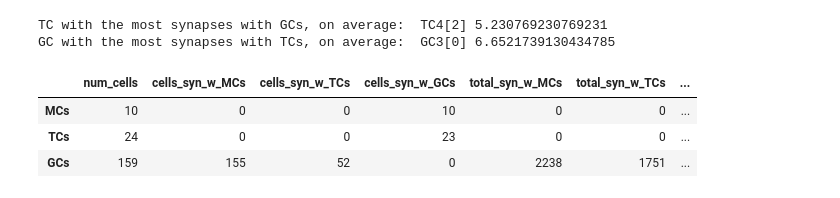
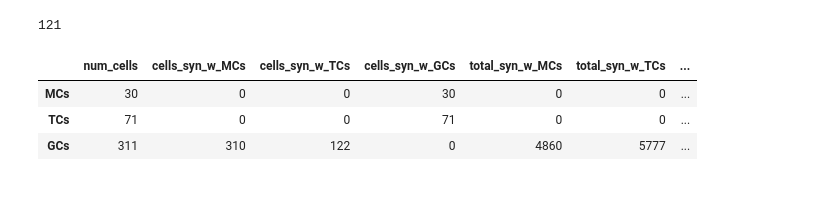
Before and after one commit to ellismith/OlfactoryBulb, a Jupyter notebook: notebooks/parse_synapses.ipynb, the cells around one changed output. Drawn from its saved outputs; the diff is of its cells as text; code cells hidden in the pictures.

```diff
--- a/notebooks/parse_synapses.ipynb
+++ b/notebooks/parse_synapses.ipynb
@@ -352,5 +180,6 @@ GC with the most synapses with MCs, on average:  GC3[266] 6.6
 # %%
-tc_syn_df, gc_sect_to_tc, tc_sect_to_gc, tcs_conn_to_gcs, gcs_conn_to_tcs = get_synapses('GCs__TCs')
-#tc_syn_df1 =tc_syn_df.iloc[:,-11:] # show subset of GCs
-tc_syn_df
+tc_syn_df, gc_sect_to_tc, tc_sect_to_gc, tcs_conn_to_gcs, gcs_conn_to_tcs = get_synapses('GCs__TCs', slices_dir, slice_name)
+pd.set_option('display.max_rows', None)
+tc_syn_df1 =tc_syn_df.iloc[:,-11:] # show subset of GCs
+tc_syn_df1
 # %% [output]
@@ -441,40 +226,16 @@ tc_syn_df_avg
-# %%
-print('TC with the most synapses with GCs, on average: ', tc_syn_df_avg['Row_Avg'].idxmax(), tc_syn_df_avg['Row_Avg'].max())
-print('GC with the most synapses with TCs, on average: ', tc_syn_df_avg.idxmax(axis=1)['Column_Avg'], tc_syn_df_avg.max(axis=1)['Column_Avg'])
-# %% [output]
-TC with the most synapses with GCs, on average:  TC4[2] 5.230769230769231
-GC with the most synapses with TCs, on average:  GC3[0] 6.6521739130434785
 # %%
 gcs_to_mcs = set(gcs_conn_to_mcs)
 gcs_to_tcs = set(gcs_conn_to_tcs)
 gcs_total = gcs_to_mcs.union(gcs_to_tcs)
+len(gcs_total)
+# %% [output]
+121
-# %%
-def get_cell_info(file_name):
-    slices_dir = os.path.join('/home/ellismith/OlfactoryBulb/olfactorybulb/slices')
-
-    radii = []
-    children = []
-    names = []
-
-    # import file into a dictionary
-    with open(f'{slices_dir}/DorsalColumnSlice/{file_name}.json','r') as f:
-        cells = json.load(f)
-
-    for root in cells['roots']:
-        radii_cell = root['radii']
-        radii.append(radii_cell)
-        children_cell = root['children']
-        children.append(children_cell)
-        name = root['name'].split('.')[0]
-        names.append(name)
-
-    return radii, children, names
 # %%
 cell_types = ['MCs', 'TCs', 'GCs']
 
-mc_radii, mc_children, mc_names = get_cell_info('MCs')
-tc_radii, tc_children, tc_names = get_cell_info('TCs')
-gc_radii, gc_children, gc_names = get_cell_info('GCs')
+mc_radii, mc_children, mc_names = get_cell_info('MCs', slices_dir, slice_name)
+tc_radii, tc_children, tc_names = get_cell_info('TCs', slices_dir, slice_name)
+gc_radii, gc_children, gc_names = get_cell_info('GCs', slices_dir, slice_name)
 
 # initialize cell info DataFrame
 cols = 'num_cells', 'cells_syn_w_MCs', 'cells_syn_w_TCs', 'cells_syn_w_GCs', 'total_syn_w_MCs', 'total_syn_w_TCs', 'total_syn_w_GCs'
@@ -482,22 +243,22 @@ cell_df = pd.DataFrame(0, columns = cols, index = cell_types)
 # %%
 cell_df.loc['MCs']['num_cells'] = len(mc_radii)
 cell_df.loc['TCs']['num_cells'] = len(tc_radii)
 cell_df.loc['GCs']['num_cells'] = len(gc_radii)
-assert(len(gc_radii)==len(gcs_total))  # check that the gcs that form synapses are the same gcs from GCs.json
+#assert(len(gc_radii)==len(gcs_total))  # check that the gcs that form synapses are the same gcs from GCs.json
 
 cell_df.loc['MCs']['cells_syn_w_GCs'] = len(mcs_conn_to_gcs)
 cell_df.loc['GCs']['cells_syn_w_MCs'] = len(gcs_conn_to_mcs)
 cell_df.loc['TCs']['cells_syn_w_GCs'] = len(tcs_conn_to_gcs)
 cell_df.loc['GCs']['cells_syn_w_TCs'] = len(gcs_conn_to_tcs)
 
-cell_df.loc['MCs']['total_syn_w_GCs'] = len(mc_to_gc_syns)
-cell_df.loc['GCs']['total_syn_w_MCs'] = len(gc_to_mc_syns)
-cell_df.loc['TCs']['total_syn_w_GCs'] = len(tc_to_gc_syns)
-cell_df.loc['GCs']['total_syn_w_TCs'] = len(gc_to_tc_syns)
+cell_df.loc['MCs']['total_syn_w_GCs'] = len(mc_sect_to_gc)
+cell_df.loc['GCs']['total_syn_w_MCs'] = len(gc_sect_to_mc)
+cell_df.loc['TCs']['total_syn_w_GCs'] = len(tc_sect_to_gc)
+cell_df.loc['GCs']['total_syn_w_TCs'] = len(gc_sect_to_tc)
 
 cell_df
 # %% [output]
 |  | num_cells | cells_syn_w_MCs | cells_syn_w_TCs | cells_syn_w_GCs | total_syn_w_MCs | total_syn_w_TCs | ... |
-| MCs | 10 | 0 | 0 | 10 | 0 | 0 | ... |
-| TCs | 24 | 0 | 0 | 23 | 0 | 0 | ... |
-| GCs | 159 | 155 | 52 | 0 | 2238 | 1751 | ... |
+| MCs | 30 | 0 | 0 | 30 | 0 | 0 | ... |
+| TCs | 71 | 0 | 0 | 71 | 0 | 0 | ... |
+| GCs | 311 | 310 | 122 | 0 | 4860 | 5777 | ... |
```
Also changed, not shown: parts of 31 cells of this notebook.
